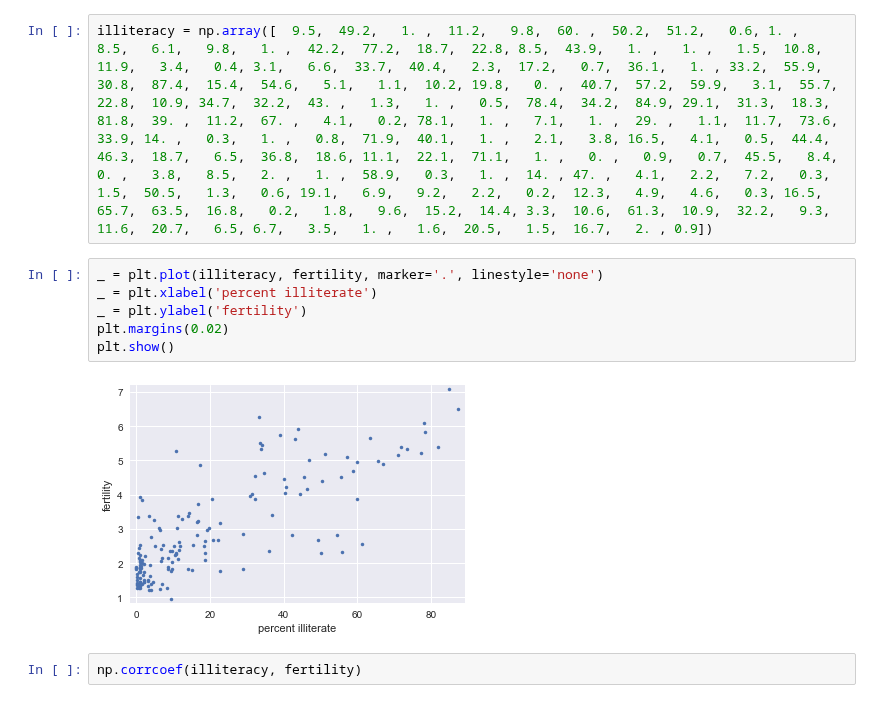
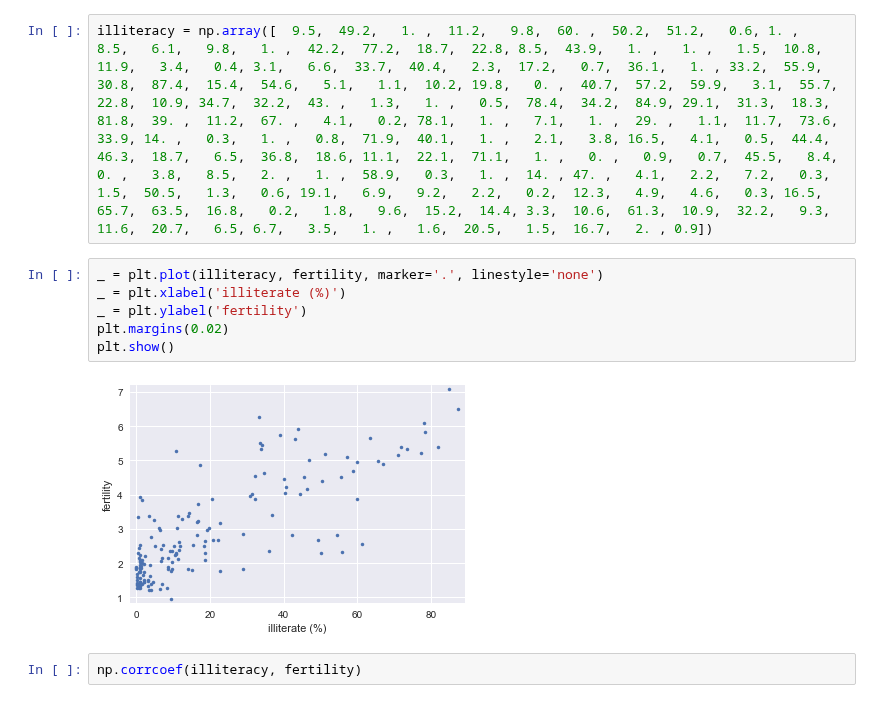
Before and after one commit to woosa7/PythonDataAnalytics, a Jupyter notebook: pystudy/DataCamp09.ipynb, the cells around one changed output. Saved outputs shown, nothing was run; the diff lists cells and outputs as text.

```diff
--- a/pystudy/DataCamp09.ipynb
+++ b/pystudy/DataCamp09.ipynb
@@ -89,12 +89,12 @@ fertility = np.array([ 1.769,  2.682,  2.077,  2.132,  1.827,  3.872,  2.288,  5
 illiteracy = np.array([  9.5,  49.2,   1. ,  11.2,   9.8,  60. ,  50.2,  51.2,   0.6, 1. ,   8.5,   6.1,   9.8,   1. ,  42.2,  77.2,  18.7,  22.8, 8.5,  43.9,   1. ,   1. ,   1.5,  10.8,  11.9,   3.4,   0.4, 3.1,   6.6,  33.7,  40.4,   2.3,  17.2,   0.7,  36.1,   1. , 33.2,  55.9,  30.8,  87.4,  15.4,  54.6,   5.1,   1.1,  10.2, 19.8,   0. ,  40.7,  57.2,  59.9,   3.1,  55.7,  22.8,  10.9, 34.7,  32.2,  43. ,   1.3,   1. ,   0.5,  78.4,  34.2,  84.9, 29.1,  31.3,  18.3,  81.8,  39. ,  11.2,  67. ,   4.1,   0.2, 78.1,   1. ,   7.1,   1. ,  29. ,   1.1,  11.7,  73.6,  33.9, 14. ,   0.3,   1. ,   0.8,  71.9,  40.1,   1. ,   2.1,   3.8, 16.5,   4.1,   0.5,  44.4,  46.3,  18.7,   6.5,  36.8,  18.6, 11.1,  22.1,  71.1,   1. ,   0. ,   0.9,   0.7,  45.5,   8.4, 0. ,   3.8,   8.5,   2. ,   1. ,  58.9,   0.3,   1. ,  14. , 47. ,   4.1,   2.2,   7.2,   0.3,   1.5,  50.5,   1.3,   0.6, 19.1,   6.9,   9.2,   2.2,   0.2,  12.3,   4.9,   4.6,   0.3, 16.5,  65.7,  63.5,  16.8,   0.2,   1.8,   9.6,  15.2,  14.4, 3.3,  10.6,  61.3,  10.9,  32.2,   9.3,  11.6,  20.7,   6.5, 6.7,   3.5,   1. ,   1.6,  20.5,   1.5,  16.7,   2. , 0.9])
 # %%
 _ = plt.plot(illiteracy, fertility, marker='.', linestyle='none')
-_ = plt.xlabel('percent illiterate')
+_ = plt.xlabel('illiterate (%)')
 _ = plt.ylabel('fertility')
 plt.margins(0.02)
 plt.show()
 # %% [output]
-[figure, old version]
+[figure, new version]
 # %%
 np.corrcoef(illiteracy, fertility)
 # %% [output]
```
Also changed, not shown: parts of 18 cells of this notebook, 1 other file.
